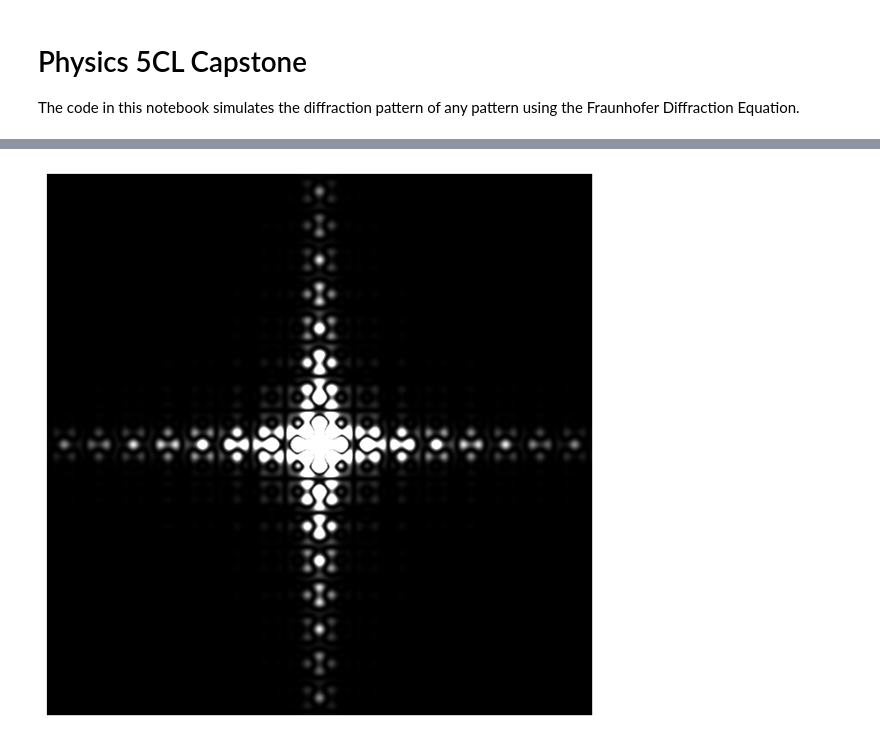
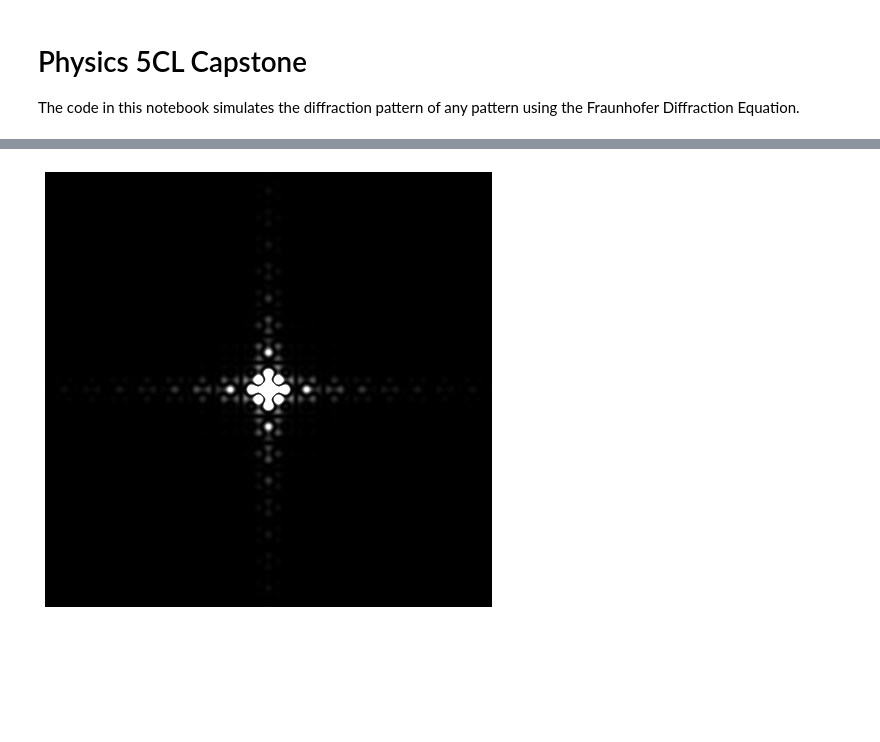
Before and after one commit to ljs-233233/5cl-capstone, a Jupyter notebook: diffraction_simulation.ipynb, the cells around one changed output, grey strips where cells are left out. Cells and saved outputs as stored; diff of their text form; code cells hidden in the pictures; blank space fills up the shorter version.

```diff
--- a/diffraction_simulation.ipynb
+++ b/diffraction_simulation.ipynb
@@ -27,21 +27,21 @@ plot(circle, 256, 1024, "Circle", 0.000000001)
 # %%
 # Cross
 cross_canvas = np.zeros((4096, 4096))
 for i in np.arange(4096):
     for j in np.arange(4096):
         if 2048 - 64 <= i <= 2048 + 64:
             if 2048 - 16 <= j <= 2048 + 16:
                 cross_canvas[i][j] = 1
 
         if 2048 - 64 <= j <= 2048 + 64:
             if 2048 - 16 <= i <= 2048 + 16:
                 cross_canvas[i][j] = 1
 
 cross = Diffraction(cross_canvas)
-plot(cross, 256, 1000, "Cross", 0.00000000025)
+plot(cross, 256, 1024, "Cross", 0.0000000025)
 # %% [output]
 [figure]
-[figure, old version]
+[figure, new version]
 # %%
 # Duck
 duck_image = Image.open("duck.jpg").transpose(Image.FLIP_TOP_BOTTOM)
```
Also changed, not shown: parts of 1 cell of this notebook, 32 other files.
